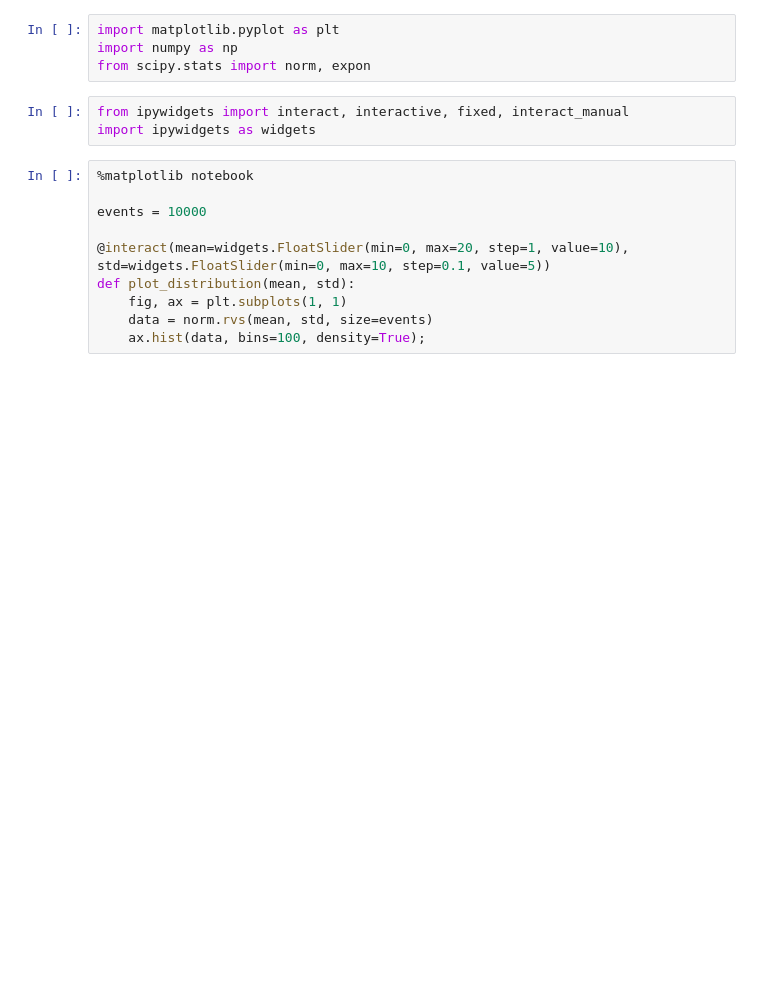
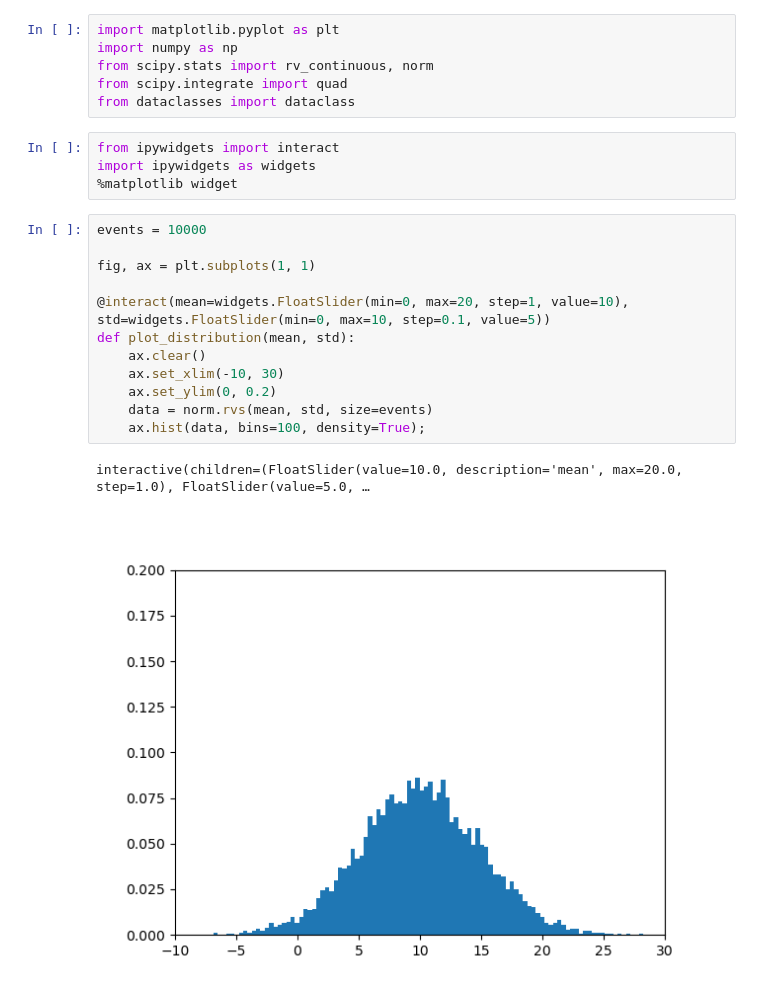
Before and after one commit to maxgalli/StatsStudies, a Jupyter notebook: TutorialsForCourse/PDFsAndLikelihoods.ipynb, the cells around one changed output. Saved outputs shown, nothing was run; the diff lists cells and outputs as text; blank space fills up the shorter version.

Commit message:
Tutorial notebooks

```diff
--- a/TutorialsForCourse/PDFsAndLikelihoods.ipynb
+++ b/TutorialsForCourse/PDFsAndLikelihoods.ipynb
@@ -1,17 +5,25 @@
 # %%
 import matplotlib.pyplot as plt
 import numpy as np
-from scipy.stats import norm, expon
+from scipy.stats import rv_continuous, norm
+from scipy.integrate import quad
+from dataclasses import dataclass
 # %%
-from ipywidgets import interact, interactive, fixed, interact_manual
+from ipywidgets import interact
 import ipywidgets as widgets
+%matplotlib widget
 # %%
-%matplotlib notebook
+events = 10000
 
-events = 10000
+fig, ax = plt.subplots(1, 1)
 
 @interact(mean=widgets.FloatSlider(min=0, max=20, step=1, value=10), std=widgets.FloatSlider(min=0, max=10, step=0.1, value=5))
 def plot_distribution(mean, std):
-    fig, ax = plt.subplots(1, 1)
+    ax.clear()
+    ax.set_xlim(-10, 30)
+    ax.set_ylim(0, 0.2)
     data = norm.rvs(mean, std, size=events)
     ax.hist(data, bins=100, density=True);
+# %% [output]
+interactive(children=(FloatSlider(value=10.0, description='mean', max=20.0, step=1.0), FloatSlider(value=5.0, …
+[figure, added]
```
Also changed, not shown: parts of 5 cells of this notebook, 3 other files.
